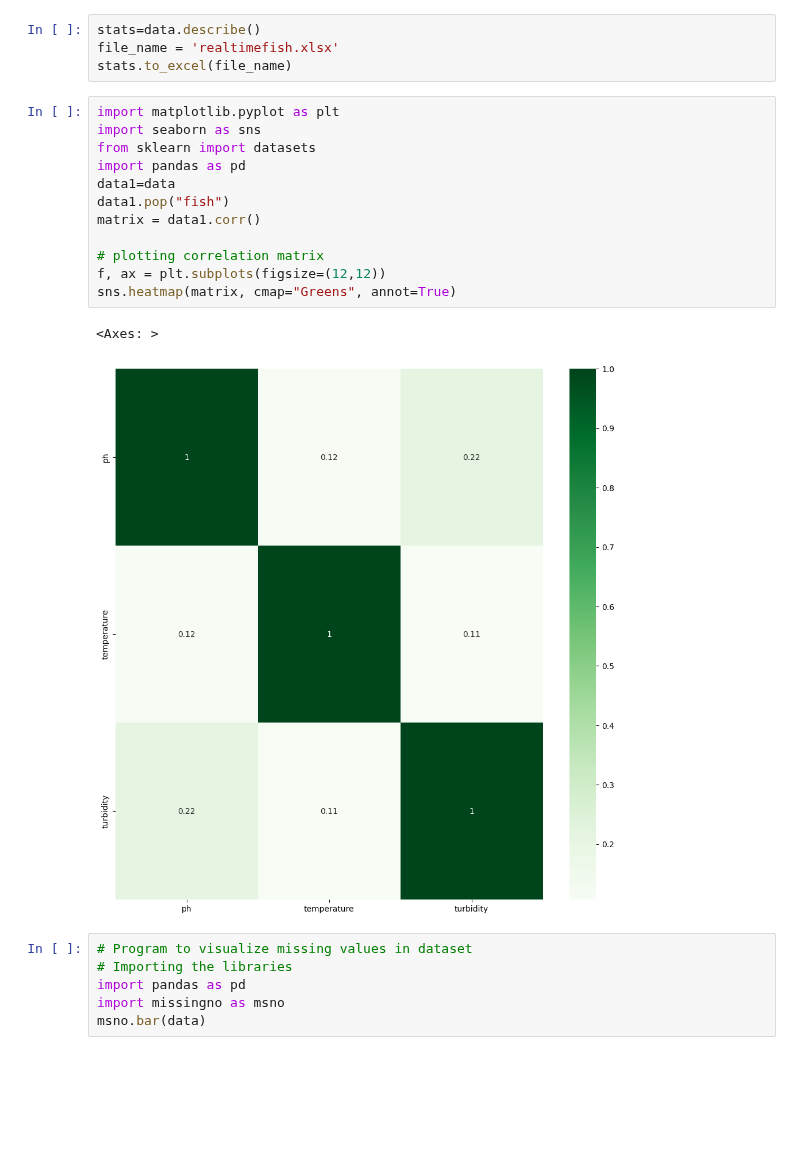
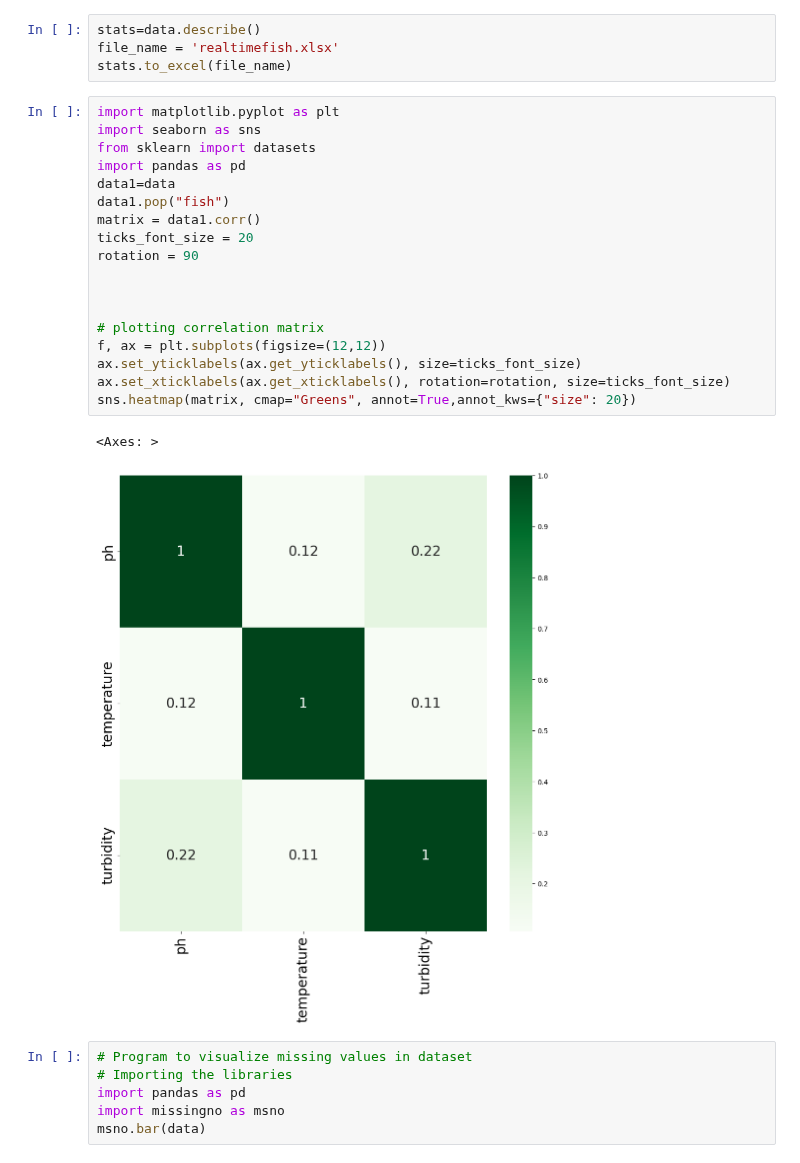
Before and after one commit to vvrgit/Aquaculture, a Jupyter notebook: Aquaculture_Data_Preprocessing_Fish_Species.ipynb, the cells around one changed output. Cells and saved outputs as stored; diff of their text form; blank space fills up the shorter version.

```diff
--- a/Aquaculture_Data_Preprocessing_Fish_Species.ipynb
+++ b/Aquaculture_Data_Preprocessing_Fish_Species.ipynb
@@ -320,18 +315,24 @@ stats.to_excel(file_name)
 # %%
 import matplotlib.pyplot as plt
 import seaborn as sns
 from sklearn import datasets
 import pandas as pd
 data1=data
 data1.pop("fish")
 matrix = data1.corr()
+ticks_font_size = 20
+rotation = 90
+
+
 
 # plotting correlation matrix
 f, ax = plt.subplots(figsize=(12,12))
-sns.heatmap(matrix, cmap="Greens", annot=True)
+ax.set_yticklabels(ax.get_yticklabels(), size=ticks_font_size)
+ax.set_xticklabels(ax.get_xticklabels(), rotation=rotation, size=ticks_font_size)
+sns.heatmap(matrix, cmap="Greens", annot=True,annot_kws={"size": 20})
 # %% [output]
 <Axes: >
-[figure, old version]
+[figure, new version]
 # %%
 # Program to visualize missing values in dataset
 # Importing the libraries
```
Also changed, not shown: parts of 2 cells of this notebook.
